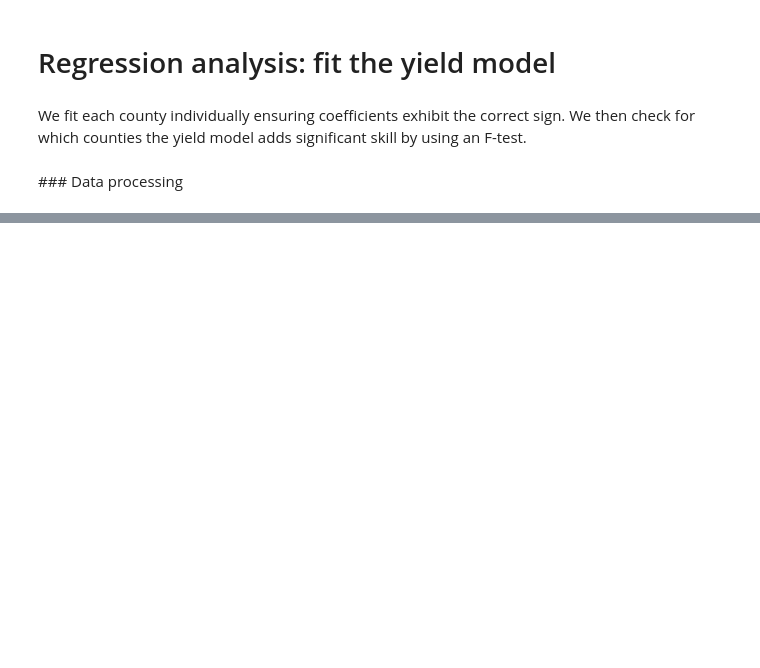
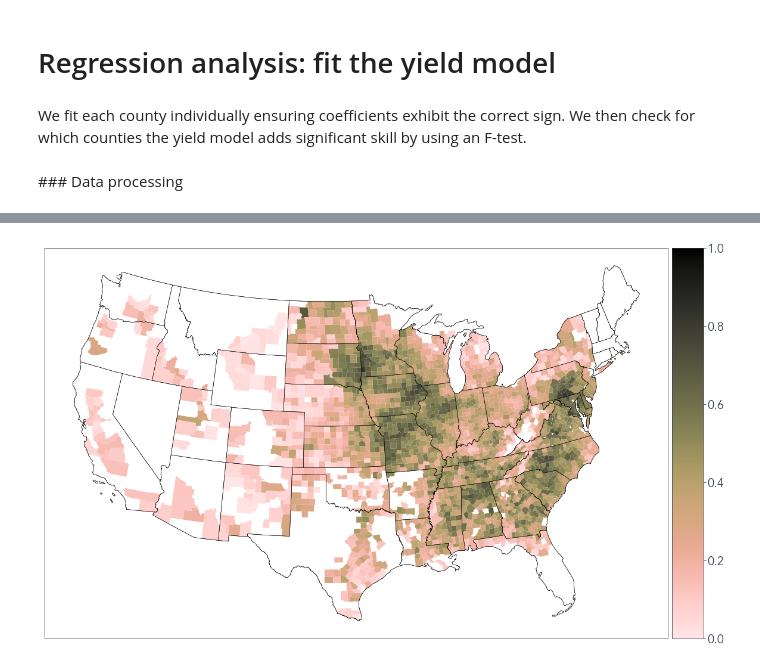
Before and after one commit to david0811/BCSD_CornYields_UQ, a Jupyter notebook: data/ag_model/regression_fit.ipynb, the cells around one changed output, grey strips where cells are left out. Cells and saved outputs as stored; diff of their text form; code cells hidden in the pictures; blank space fills up the shorter version.

```diff
--- a/data/ag_model/regression_fit.ipynb
+++ b/data/ag_model/regression_fit.ipynb
@@ -60,0 +151,17 @@ usda_county.tail()
+# %%
+# Plot all R-squared
+fig, ax = plt.subplots(1,1, figsize=(18, 10))
+data = NNLS_res.reset_index()
+data_shp = pd.merge(county_shp, data, on="GEOID", how="outer", copy=False)
+
+divider = make_axes_locatable(ax)
+cax = divider.append_axes("right", size="5%", pad=0.1)
+data_shp.dropna().plot(column='R2', ax=ax, cax = cax, legend=True, legend_kwds={'orientation' : 'vertical', 'ticks' : np.arange(0.,1.1,0.2)}, vmin = 0., vmax = 1.0, cmap=turku_map)
+states.geometry.boundary.plot(ax=ax, linewidth=0.5, edgecolor="black", color=None)
+coast.geometry.boundary.plot(ax=ax, linewidth=0.5, edgecolor="black", color=None)
+ax.tick_params(labelbottom=False, labelleft=False, color = 'white')
+
+plt.tight_layout()
+plt.show()
+# %% [output]
+[figure, added]
```
Also changed, not shown: parts of 16 cells of this notebook, 20 other files.
